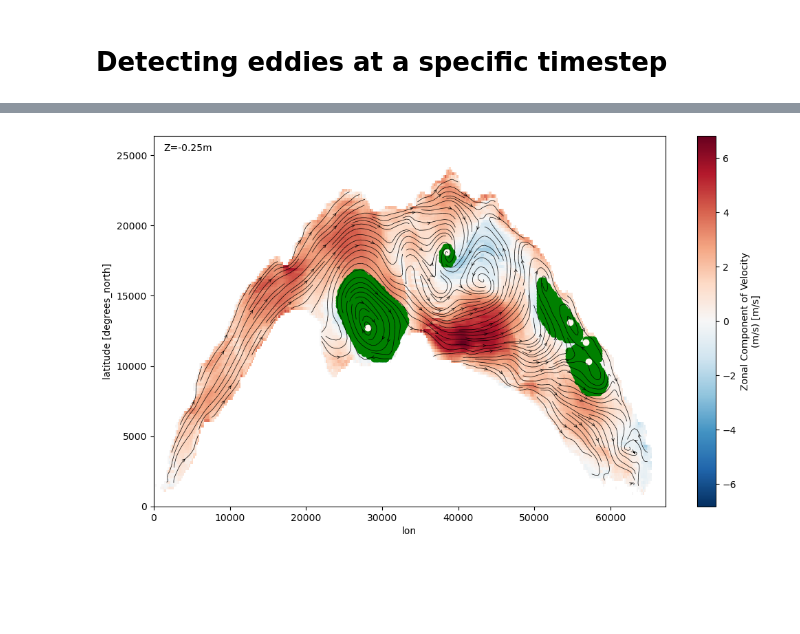
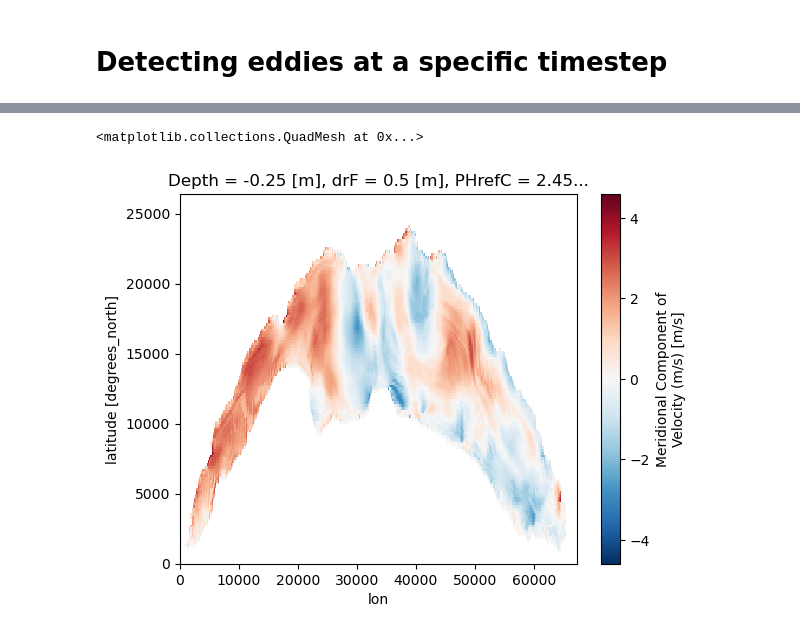
Before and after one commit to leroquan/eddytools, a Jupyter notebook: 01-Detection/test_core_detection_nencioli.ipynb, the cells around one changed output, grey strips where cells are left out. Saved outputs shown, nothing was run; the diff lists cells and outputs as text; code cells hidden in the pictures; blank space fills up the shorter version.

```diff
--- a/01-Detection/test_core_detection_nencioli.ipynb
+++ b/01-Detection/test_core_detection_nencioli.ipynb
@@ -339,5 +127,0 @@ numpy.datetime64('2023-07-01T14:00:00.000000000')
-# %%
-%matplotlib inline
-fig = plot_map_eddies(data_aligned.isel(time=t_index), test_eddies, '', stream_density = 4)
-# %% [output]
-[figure, removed]
@@ -343,0 +146,4 @@ fig = plot_map_eddies(data_aligned.isel(time=t_index), test_eddies, '', stream_d
+# %%
+snapshot = data_aligned.isel(time=t_index)
+psi = compute_psi(snapshot['UVEL'].values, snapshot['VVEL'].values, snapshot['dxC'].values, snapshot['dyC'].values)
+isolines, isolines_max = et.detection_nencioli_winding.generate_contours(snapshot['lat'].values, snapshot['lon'].values, psi, 50)
@@ -343,0 +172,5 @@ fig = plot_map_eddies(data_aligned.isel(time=t_index), test_eddies, '', stream_d
+# %%
+snapshot['VVEL'].plot()
+# %% [output]
+<matplotlib.collections.QuadMesh at 0x...>
+[figure, added]
```
Also changed, not shown: parts of 48 cells of this notebook.
